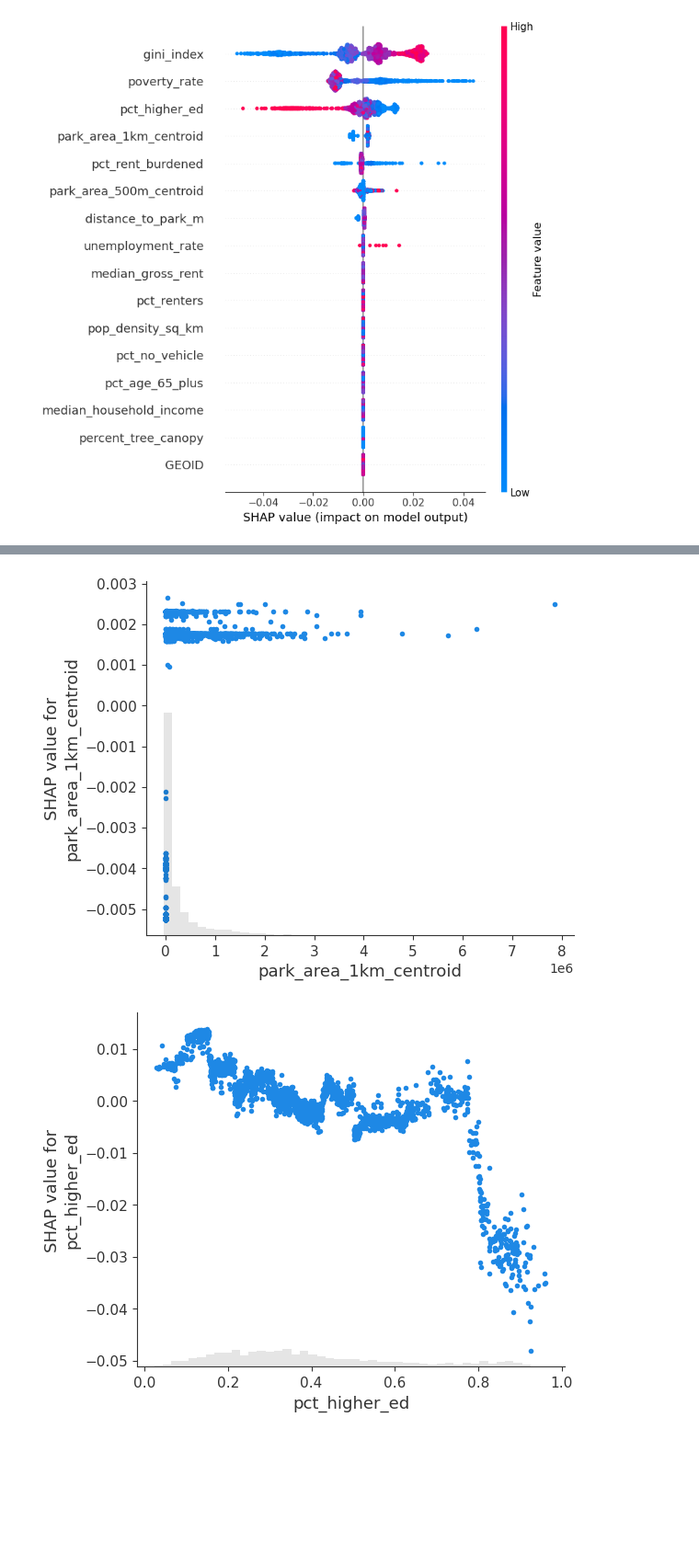
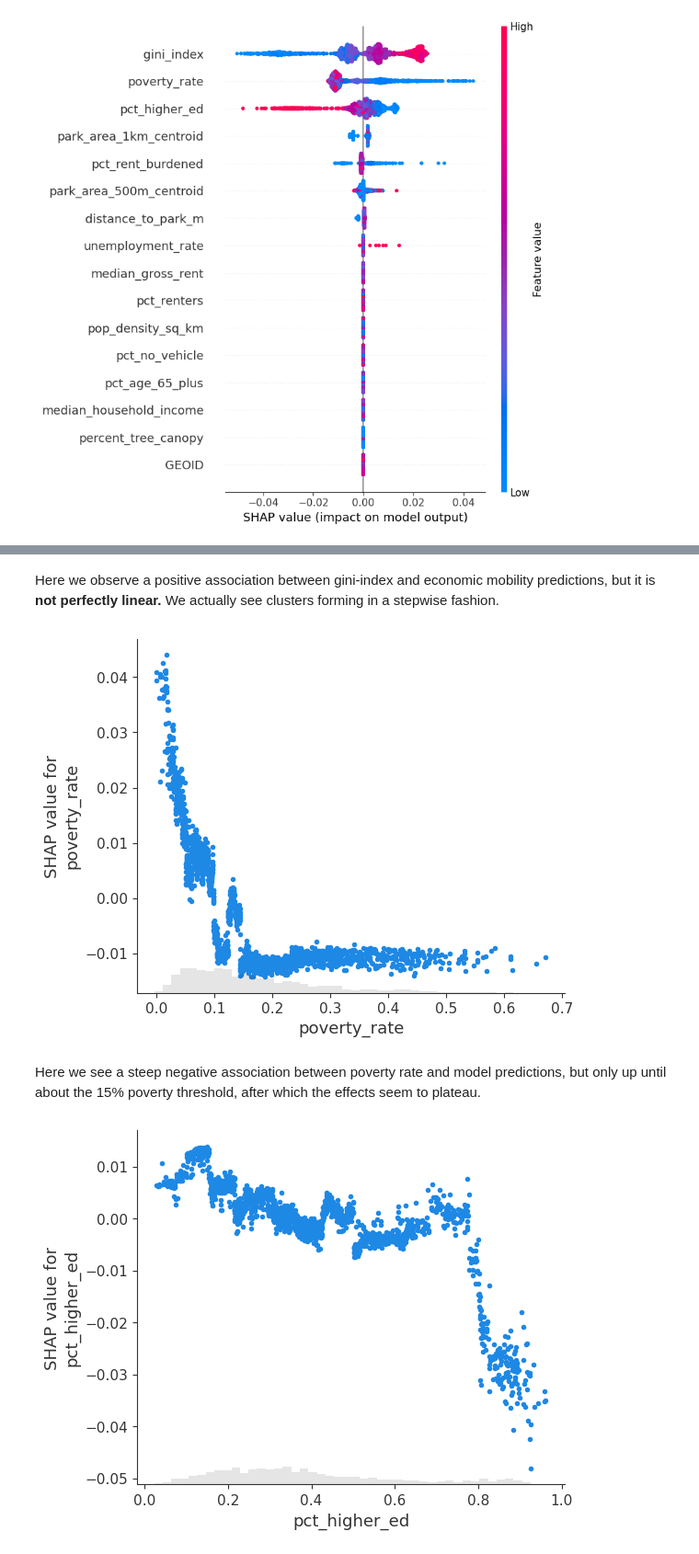
Before and after one commit to yousefja/nori, a Jupyter notebook: notebooks/13_econ_mobility_shap.ipynb, the cells around one changed output, grey strips where cells are left out. Shown at 92% size. Saved outputs shown, nothing was run; the diff lists cells and outputs as text; code cells hidden in the pictures; blank space fills up the shorter version.

Commit message:
wip: mobility shap analysis

```diff
--- a/notebooks/13_econ_mobility_shap.ipynb
+++ b/notebooks/13_econ_mobility_shap.ipynb
@@ -74,7 +92,11 @@ shap.summary_plot(shap_values, X)
+# %% [markdown]
+Here we observe a positive association between gini-index and economic mobility predictions, but it is **not perfectly linear.** We actually see clusters forming in a stepwise fashion.
 # %%
-shap.plots.scatter(shap_values[:, "park_area_1km_centroid"])
+shap.plots.scatter(shap_values[:, "poverty_rate"])
 # %% [output]
-[figure, old version]
+[figure, new version]
+# %% [markdown]
+Here we see a steep negative association between poverty rate and model predictions, but only up until about the 15% poverty threshold, after which the effects seem to plateau.
 # %%
 shap.plots.scatter(shap_values[:, "pct_higher_ed"])
 # %% [output]
```
Also changed, not shown: parts of 20 cells of this notebook, 1 other file.
